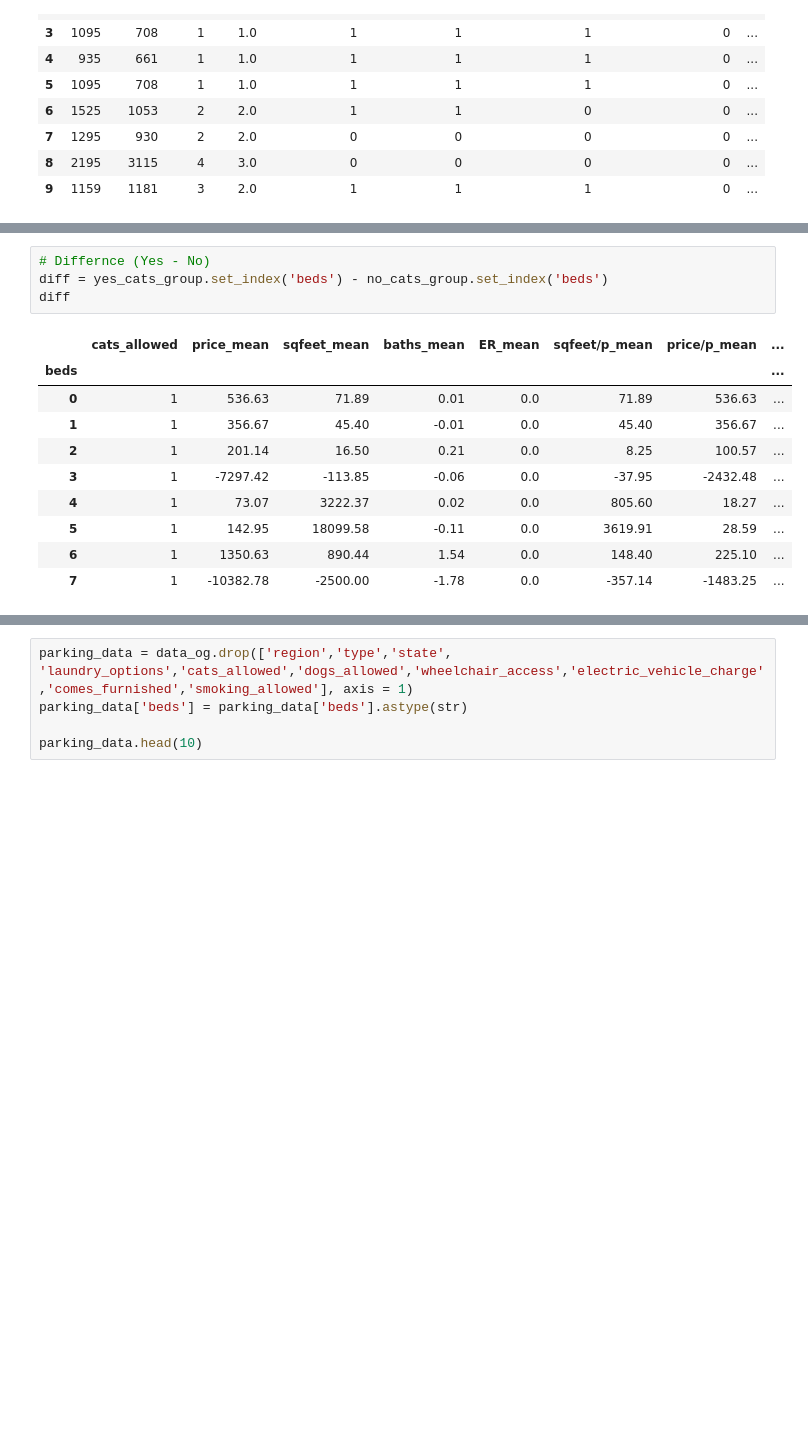
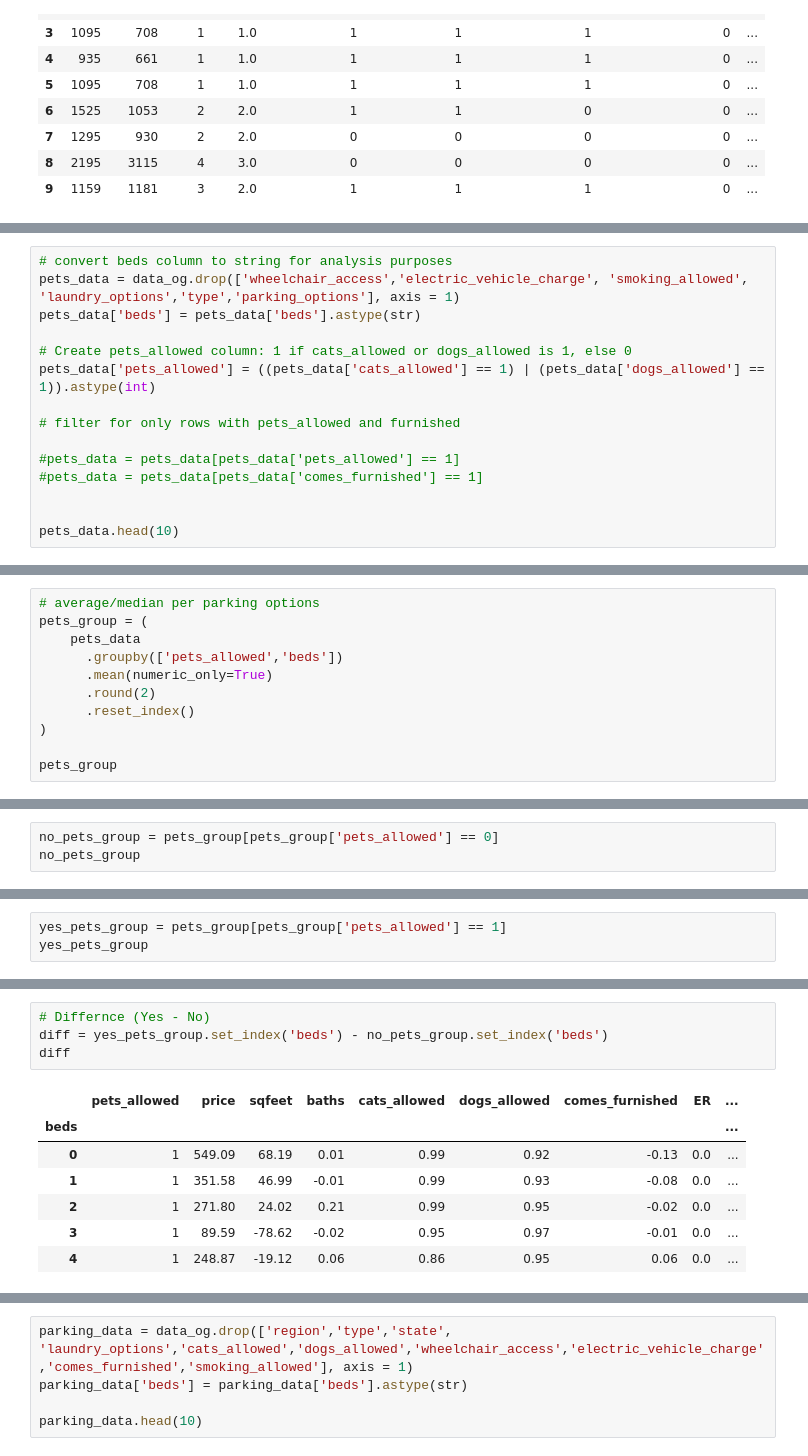
Before and after one commit to xdy1019/DSCI550-project, a Jupyter notebook: EDA_Ron.ipynb, the cells around one changed output, grey strips where cells are left out. Saved outputs shown, nothing was run; the diff lists cells and outputs as text; blank space fills up the shorter version.

```diff
--- a/EDA_Ron.ipynb
+++ b/EDA_Ron.ipynb
@@ -144,0 +135,15 @@ yes_cats_group
+# %%
+# convert beds column to string for analysis purposes
+pets_data = data_og.drop(['wheelchair_access','electric_vehicle_charge', 'smoking_allowed', 'laundry_options','type','parking_options'], axis = 1)
+pets_data['beds'] = pets_data['beds'].astype(str)
+
+# Create pets_allowed column: 1 if cats_allowed or dogs_allowed is 1, else 0
+pets_data['pets_allowed'] = ((pets_data['cats_allowed'] == 1) | (pets_data['dogs_allowed'] == 1)).astype(int)
+
+# filter for only rows with pets_allowed and furnished
+
+#pets_data = pets_data[pets_data['pets_allowed'] == 1]
+#pets_data = pets_data[pets_data['comes_furnished'] == 1]
+
+
+pets_data.head(10)
@@ -144,0 +162,11 @@ yes_cats_group
+# %%
+# average/median per parking options
+pets_group = (
+    pets_data
+      .groupby(['pets_allowed','beds'])
+      .mean(numeric_only=True)
+      .round(2)
+      .reset_index()
+)
+
+pets_group
@@ -144,0 +185,3 @@ yes_cats_group
+# %%
+no_pets_group = pets_group[pets_group['pets_allowed'] == 0]
+no_pets_group
@@ -144,0 +195,3 @@ yes_cats_group
+# %%
+yes_pets_group = pets_group[pets_group['pets_allowed'] == 1]
+yes_pets_group
@@ -145,16 +205,13 @@ yes_cats_group
 # %%
 # Differnce (Yes - No)
-diff = yes_cats_group.set_index('beds') - no_cats_group.set_index('beds')
+diff = yes_pets_group.set_index('beds') - no_pets_group.set_index('beds')
 diff
 # %% [output]
-|  | cats_allowed | price_mean | sqfeet_mean | baths_mean | ER_mean | sqfeet/p_mean | price/p_mean | ... |
-| beds |  |  |  |  |  |  |  | ... |
-| 0 | 1 | 536.63 | 71.89 | 0.01 | 0.0 | 71.89 | 536.63 | ... |
-| 1 | 1 | 356.67 | 45.40 | -0.01 | 0.0 | 45.40 | 356.67 | ... |
-| 2 | 1 | 201.14 | 16.50 | 0.21 | 0.0 | 8.25 | 100.57 | ... |
-| 3 | 1 | -7297.42 | -113.85 | -0.06 | 0.0 | -37.95 | -2432.48 | ... |
-| 4 | 1 | 73.07 | 3222.37 | 0.02 | 0.0 | 805.60 | 18.27 | ... |
-| 5 | 1 | 142.95 | 18099.58 | -0.11 | 0.0 | 3619.91 | 28.59 | ... |
-| 6 | 1 | 1350.63 | 890.44 | 1.54 | 0.0 | 148.40 | 225.10 | ... |
-| 7 | 1 | -10382.78 | -2500.00 | -1.78 | 0.0 | -357.14 | -1483.25 | ... |
+|  | pets_allowed | price | sqfeet | baths | cats_allowed | dogs_allowed | comes_furnished | ER | ... |
+| beds |  |  |  |  |  |  |  |  | ... |
+| 0 | 1 | 549.09 | 68.19 | 0.01 | 0.99 | 0.92 | -0.13 | 0.0 | ... |
+| 1 | 1 | 351.58 | 46.99 | -0.01 | 0.99 | 0.93 | -0.08 | 0.0 | ... |
+| 2 | 1 | 271.80 | 24.02 | 0.21 | 0.99 | 0.95 | -0.02 | 0.0 | ... |
+| 3 | 1 | 89.59 | -78.62 | -0.02 | 0.95 | 0.97 | -0.01 | 0.0 | ... |
+| 4 | 1 | 248.87 | -19.12 | 0.06 | 0.86 | 0.95 | 0.06 | 0.0 | ... |
 # %%
```
Also changed, not shown: parts of 65 cells of this notebook.
